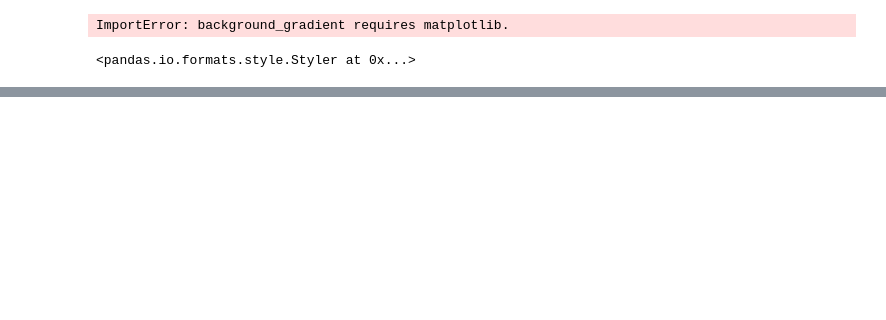
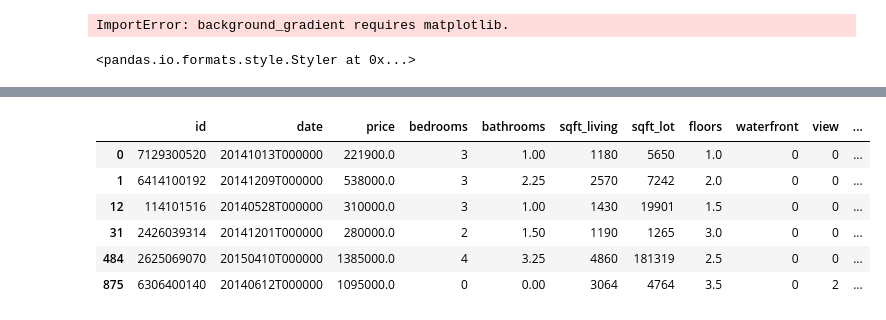
Before and after one commit to Abhisri1994/Python-Data-analytics-2024, a Jupyter notebook: Data analysis/Pandas.ipynb, the cells around one changed output, grey strips where cells are left out. Drawn from its saved outputs; the diff is of its cells as text; code cells hidden in the pictures; blank space fills up the shorter version.

```diff
--- a/Data analysis/Pandas.ipynb
+++ b/Data analysis/Pandas.ipynb
@@ -531,0 +549,4 @@ df.query('price > 2500000 & condition == 5')
+# %%
+cols_to_drop = ['sqft_living15', 'sqft_lot15']
+df = df.drop(columns= cols_to_drop)
+df
@@ -531,0 +567,10 @@ df.query('price > 2500000 & condition == 5')
+# %%
+df.drop_duplicates(subset=['floors']) #always use a subset  columns
+# %% [output]
+|  | id | date | price | bedrooms | bathrooms | sqft_living | sqft_lot | floors | waterfront | view | ... |
+| 0 | 7129300520 | 20141013T000000 | 221900.0 | 3 | 1.00 | 1180 | 5650 | 1.0 | 0 | 0 | ... |
+| 1 | 6414100192 | 20141209T000000 | 538000.0 | 3 | 2.25 | 2570 | 7242 | 2.0 | 0 | 0 | ... |
+| 12 | 114101516 | 20140528T000000 | 310000.0 | 3 | 1.00 | 1430 | 19901 | 1.5 | 0 | 0 | ... |
+| 31 | 2426039314 | 20141201T000000 | 280000.0 | 2 | 1.50 | 1190 | 1265 | 3.0 | 0 | 0 | ... |
+| 484 | 2625069070 | 20150410T000000 | 1385000.0 | 4 | 3.25 | 4860 | 181319 | 2.5 | 0 | 0 | ... |
+| 875 | 6306400140 | 20140612T000000 | 1095000.0 | 0 | 0.00 | 3064 | 4764 | 3.5 | 0 | 2 | ... |
```
Also changed, not shown: parts of 11 cells of this notebook.
